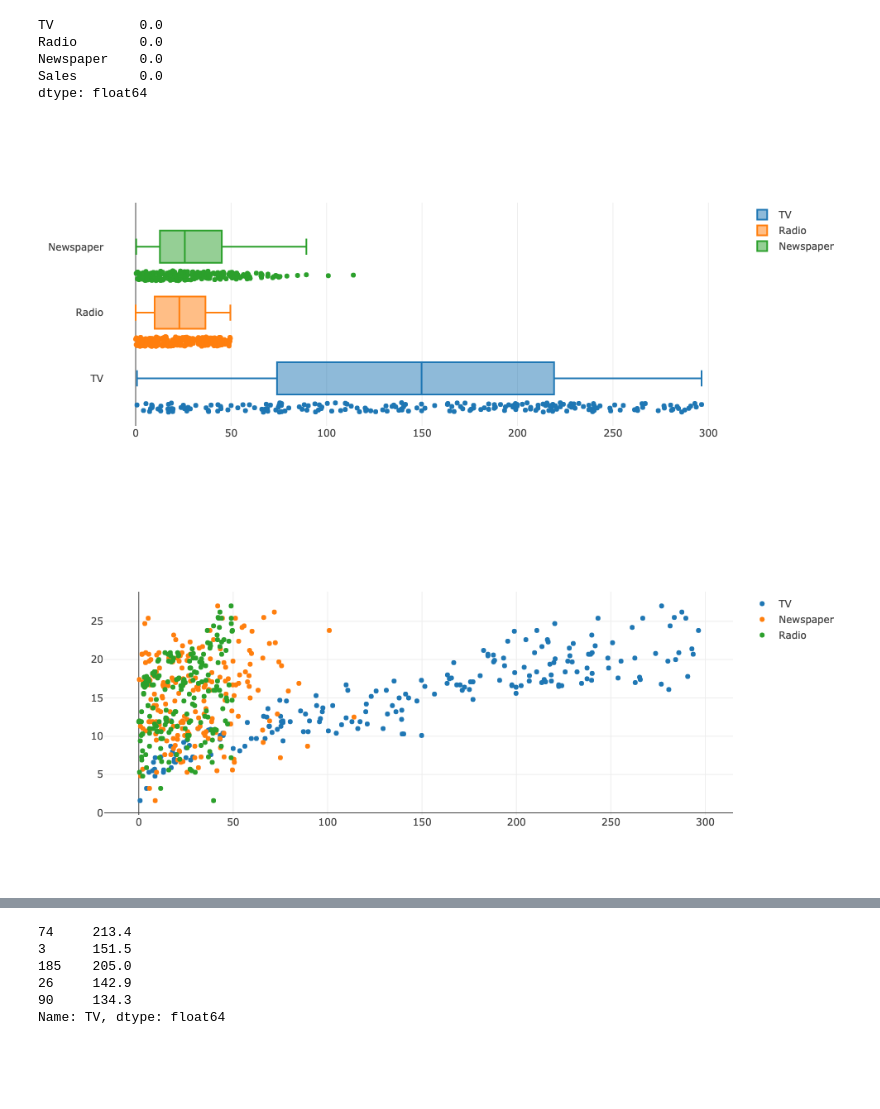
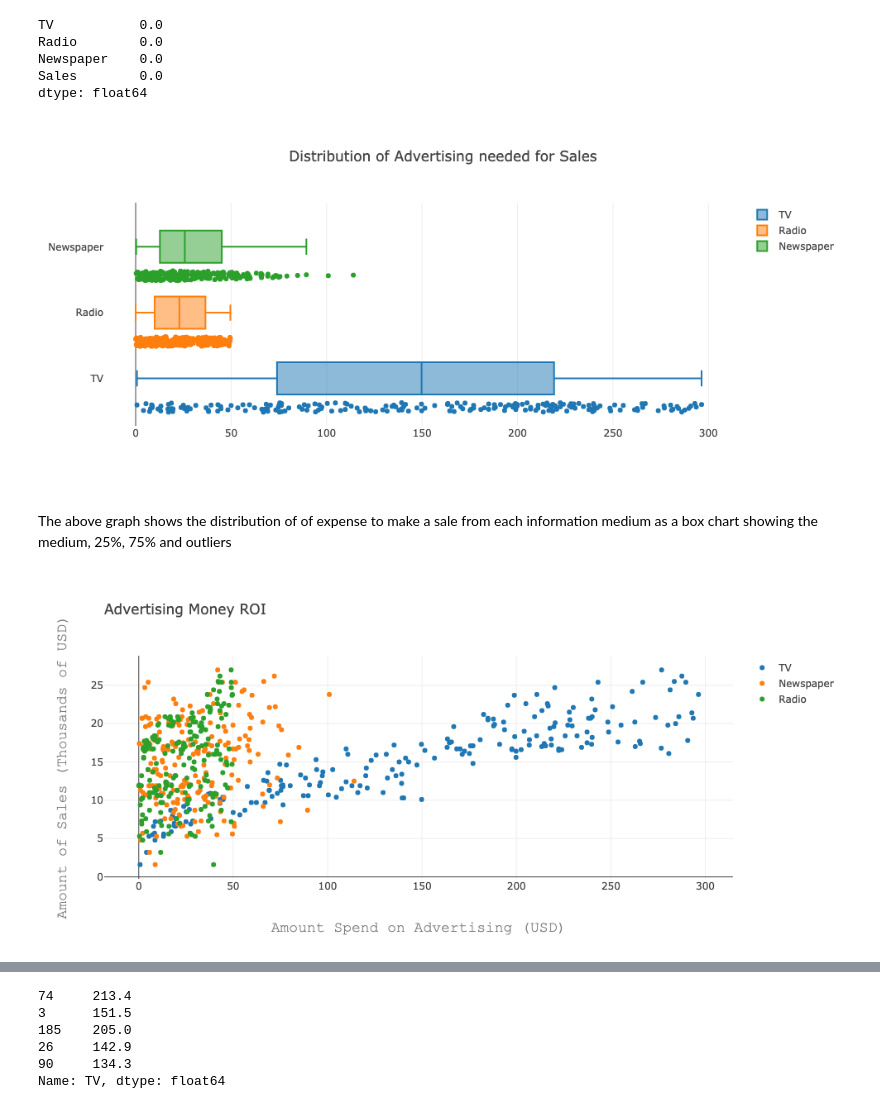
Before and after one commit to isaacsutor/DataScience, a Jupyter notebook: BusinessAnalytics/Linear_Regression_Sales.ipynb, the cells around one changed output, grey strips where cells are left out. Cells and saved outputs as stored; diff of their text form; code cells hidden in the pictures; blank space fills up the shorter version.

```diff
--- a/BusinessAnalytics/Linear_Regression_Sales.ipynb
+++ b/BusinessAnalytics/Linear_Regression_Sales.ipynb
@@ -94,36 +94,68 @@ trace2 = go.Box(
     jitter=0.3,
     pointpos=-1.8
 )
+
 data = [trace0, trace1, trace2]
-iplot(data)
+fig = go.Figure(data=data)
+fig.layout.title = 'Distribution of Advertising needed for Sales'
+iplot(fig)
 # %% [output]
-[figure, old version]
+[figure, new version]
+# %% [markdown]
+The above graph shows the distribution of of expense to make a sale from each information medium as a box chart showing the medium, 25%, 75% and outliers
 # %%
 trace0 = go.Scatter(
     x = advertising['TV'],
     y = advertising['Sales'],
     mode = 'markers',
     name='TV'
 )
 trace1 = go.Scatter(
     x = advertising['Newspaper'],
     y = advertising['Sales'],
     mode = 'markers',
     name='Newspaper'
 )
 trace2 = go.Scatter(
     x = advertising['Radio'],
     y = advertising['Sales'],
     mode = 'markers',
     name='Radio'
 )
+layout = go.Layout(
+    title=go.layout.Title(
+        text='Advertising Money ROI',
+        xref='paper',
+        x=0
+    ),
+    xaxis=go.layout.XAxis(
+        title=go.layout.xaxis.Title(
+            text='Amount Spend on Advertising (USD)',
+            font=dict(
+                family='Courier New, monospace',
+                size=18,
+                color='#7f7f7f'
+            )
+        )
+    ),
+    yaxis=go.layout.YAxis(
+        title=go.layout.yaxis.Title(
+            text='Amount of Sales (Thousands of USD)',
+            font=dict(
+                family='Courier New, monospace',
+                size=18,
+                color='#7f7f7f'
+            )
+        )
+    )
+)
 
 data = [trace0, trace1, trace2]
-
+fig = go.Figure(data=data, layout=layout)
 # Plot and embed in ipython notebook!
-iplot(data, filename='basic-scatter')
+iplot(fig, filename='basic-scatter')
 # %% [output]
-[figure, old version]
+[figure, new version]
 # %%
 z = advertising.corr().values
 x = ['TV', 'Radio', 'Newspaper', 'Sales']
```
Also changed, not shown: parts of 6 cells of this notebook, 2 other files.
